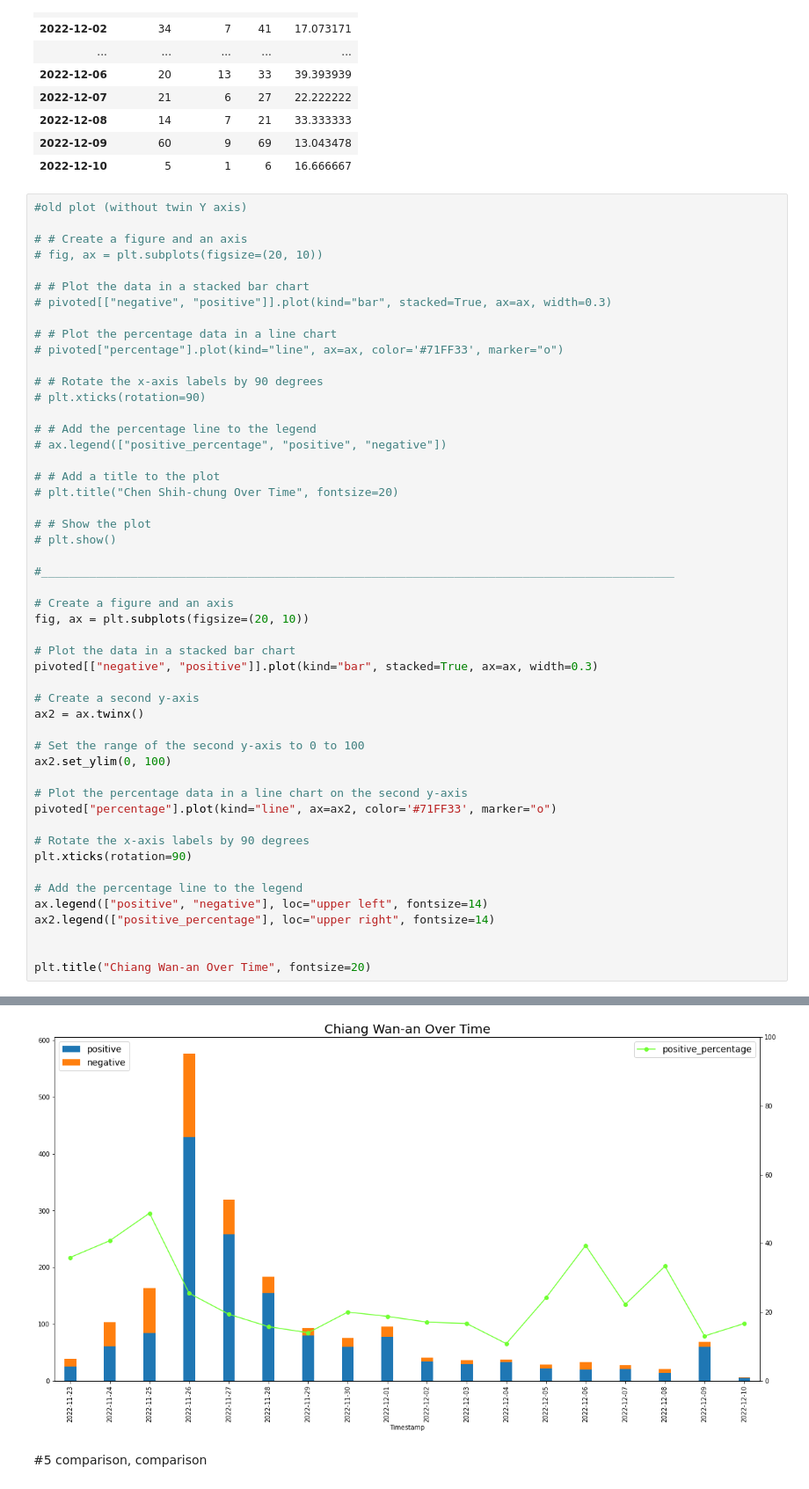
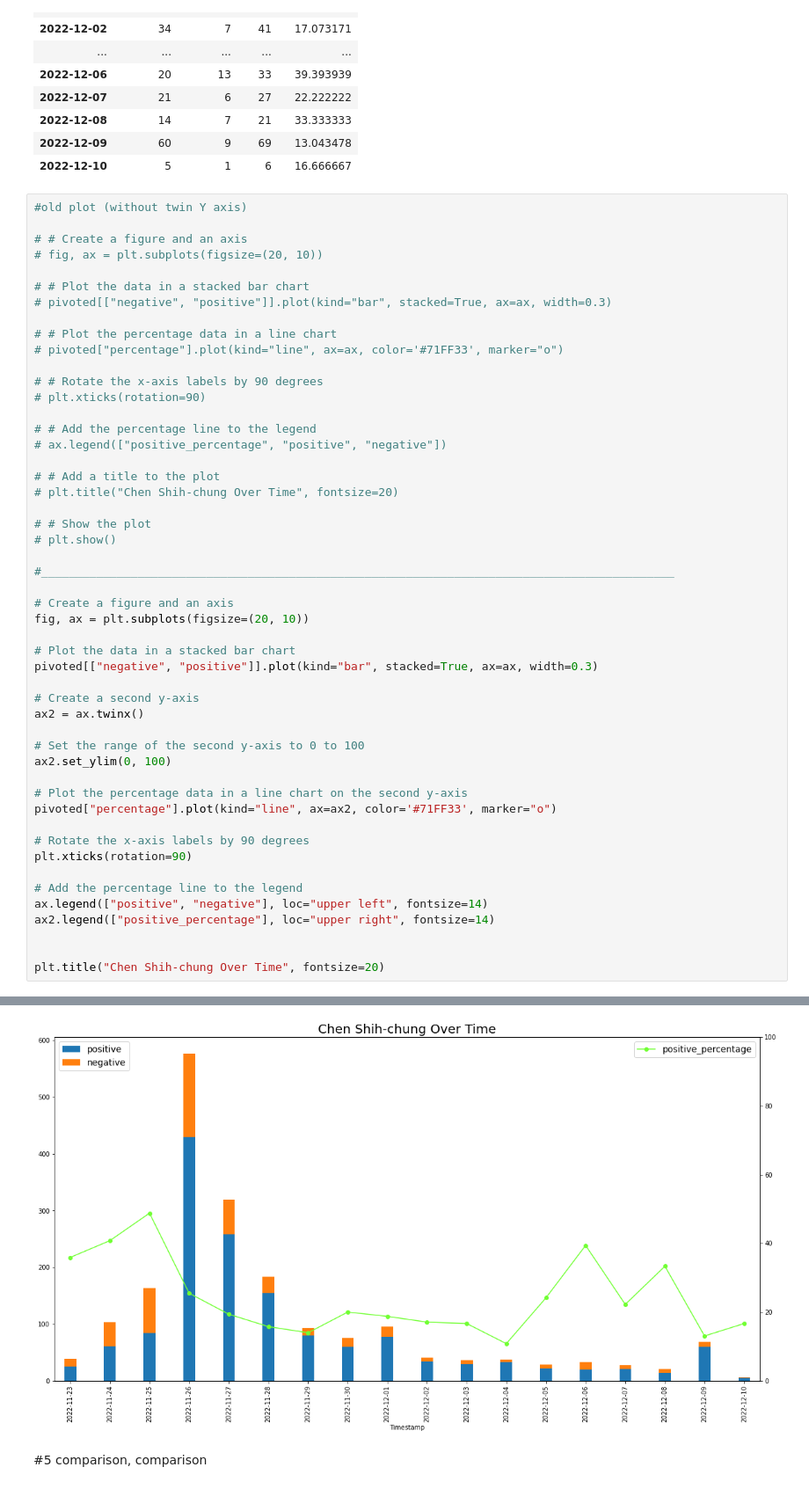
Before and after one commit to Jasper-Hewitt/Jiabo_Roberta_Chinese_sentiment, a Jupyter notebook: ElectionSentiment.ipynb, the cells around one changed output, grey strips where cells are left out. Shown: that part at 88% size. Cells and saved outputs as stored; diff of their text form.

```diff
--- a/ElectionSentiment.ipynb
+++ b/ElectionSentiment.ipynb
@@ -1121,5 +1121,5 @@ ax.legend(["positive", "negative"], loc="upper left", fontsize=14)
 ax2.legend(["positive_percentage"], loc="upper right", fontsize=14)
 
 
-plt.title("Chiang Wan-an Over Time", fontsize=20)
+plt.title("Chen Shih-chung Over Time", fontsize=20)
 # %% [output]
@@ -1127,4 +1127,4 @@ Text(0.5, 1.0, 'Chiang Wan-an Over Time')
-[figure, old version]
+[figure, new version]
 # %% [markdown]
 #5 comparison, comparison
 # %%
```
Also changed, not shown: parts of 1 cell of this notebook.
